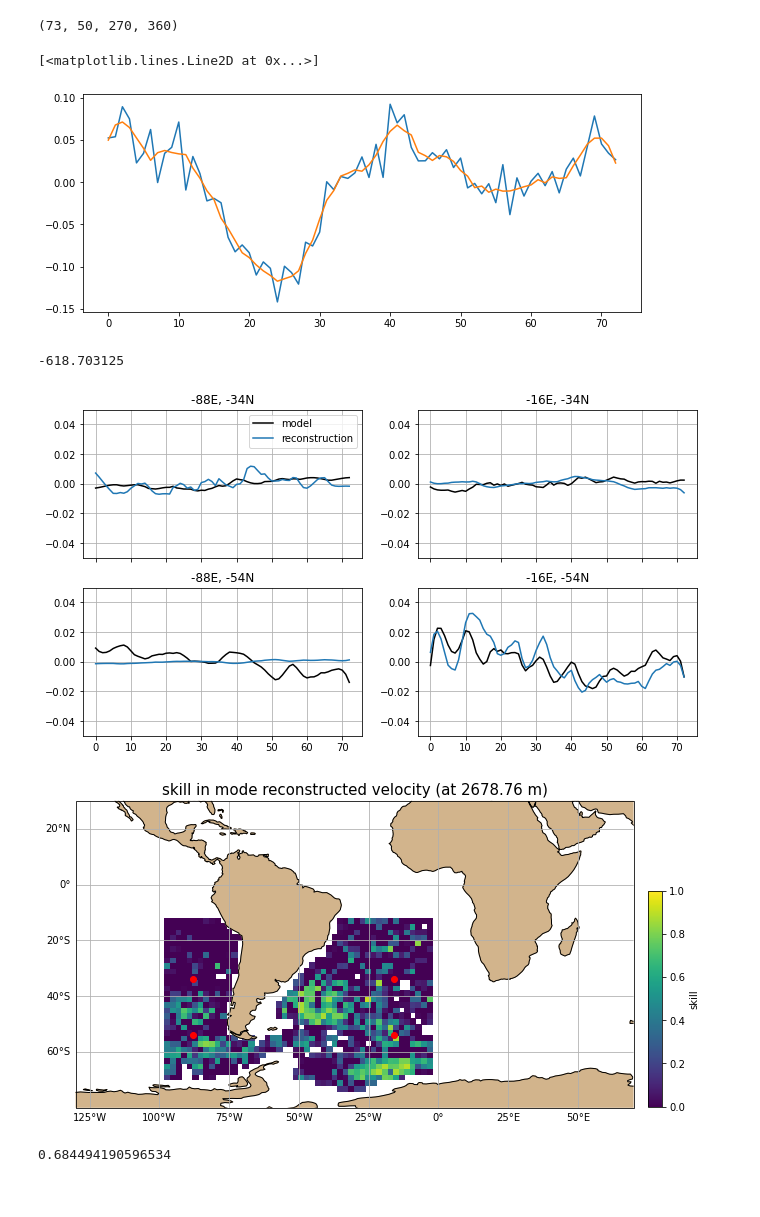
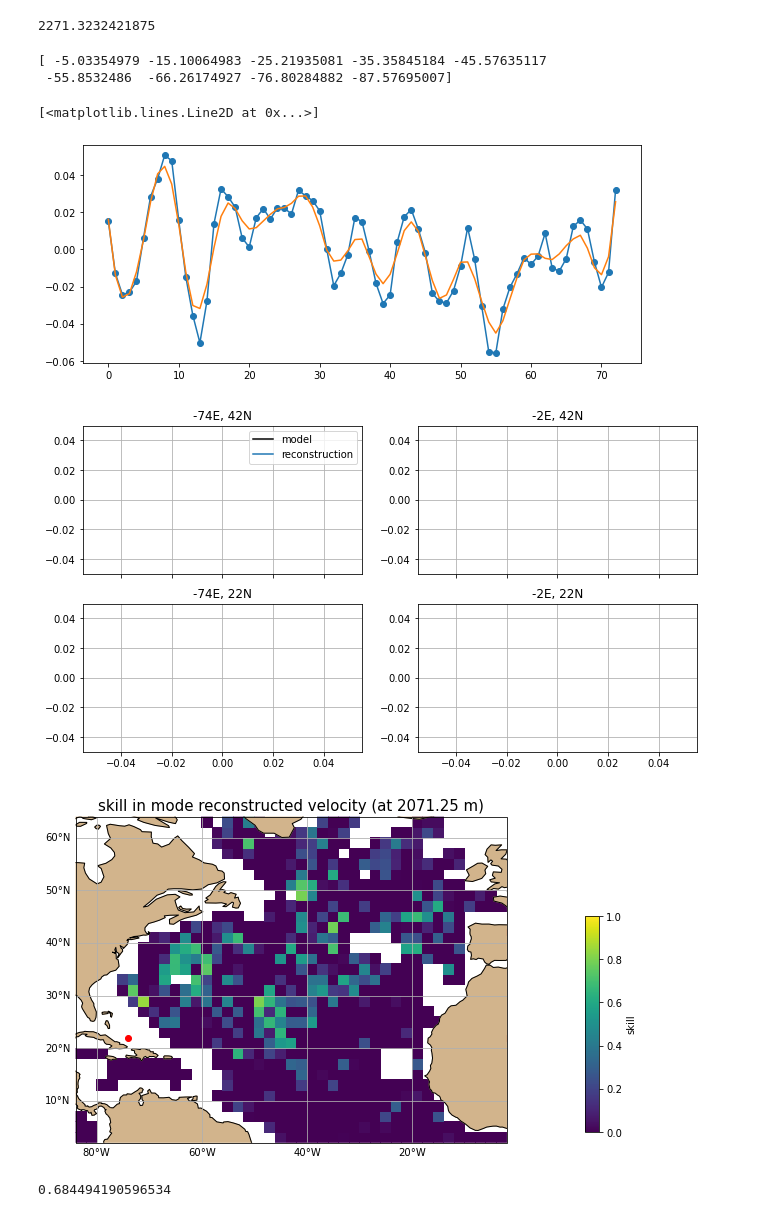
Before and after one commit to jakesteinberg/CPT, a Jupyter notebook: cm_inferred_velocites.ipynb, the cells around one changed output. Drawn from its saved outputs; the diff is of its cells as text; code cells hidden in the pictures.

```diff
--- a/cm_inferred_velocites.ipynb
+++ b/cm_inferred_velocites.ipynb
@@ -14,7 +14,7 @@ warnings.filterwarnings('ignore')
 %matplotlib inline
 # %%
 # LOAD MODES
-mode_path = '/Users/jakesteinberg/Documents/CPT/vertical_structure/CM_comparisons/selected_modes_cmN_2deg.nc'
+mode_path = '/Users/jakesteinberg/Documents/CPT/vertical_structure/CM_comparisons/selected_modes_cmN_2deg_N_Atl.nc'
 data_modes = xr.open_dataset(mode_path)
 lon_in = data_modes.longitude.data
 lat_in = data_modes.latitude.data
@@ -27,12 +27,16 @@ lon01 = u_data.xu_ocean.data
 u_full = np.concatenate((u_data.u_full[:,:,:,lon01 >= 0].data, u_data.u_full[:,:,:,lon01 < 0].data),axis=3)
 lon1 = np.concatenate((lon01[lon01 >= 0], lon01[lon01 < 0]+360))
 lat1 = u_data.yu_ocean.data
-# %%
-np.shape(u_full)
-# %% [output]
-(73, 50, 270, 360)
+# %%
+z_mode[34]
+# %% [output]
+2271.3232421875
 # %%
 z = -1*u_data.st_ocean.data
+print(z[0:9])
+# %% [output]
+[ -5.03354979 -15.10064983 -25.21935081 -35.35845184 -45.57635117
+ -55.8532486  -66.26174927 -76.80284882 -87.57695007]
 # %%
 # extract surface velocity and bottom velocity on modes grid
 skill = np.nan*np.ones(np.shape(data_modes.modes[:,:,0].data))
@@ -54,10 +58,10 @@ for i in tqdm(range(len(lat_in))):
             continue
 
         # this_u has shape [time x depth]
-        this_u = savgol_filter(this_u,9,polyorder=3,axis=0)
+        this_u = savgol_filter(this_u,7,polyorder=3,axis=0)
 
-        # -- scale mode by near-surface velocities (average over top 6 indices = top 50 m)
-        upper_u = this_u[:,0:5]
+        # -- scale mode by near-surface velocities (average over top 6 indices = top 50 m) (10 = top 100 m)
+        upper_u = this_u[:,0:8]
         # smooth in time (only upper ocean velocities)
         # smooth_surface_u = savgol_filter(upper_u,5,polyorder=3,axis=0)
         surf_u = np.nanmean(upper_u,axis=1)
@@ -66,7 +70,7 @@ for i in tqdm(range(len(lat_in))):
         this_recon = np.tile(this_mode,(np.shape(this_u)[0],1))*np.tile(surf_u[:,None]/this_mode[1],(1,len(z)))
 
         # index above desired depth to compute skill
-        z_i = 36 # 26,36
+        z_i = 33 # 26,36
         indi = 1 # 4
         # -- deepest reconstructed velocity
         # good_z = z_mode[np.where(~np.isnan(this_recon[0,:]))[0]]
@@ -86,15 +90,11 @@ for i in tqdm(range(len(lat_in))):
 test = savgol_filter(this_u[:,0],9,polyorder=3)
 f, ax = plt.subplots(1,1,figsize=(10,4))
 ax.plot(np.arange(len(this_u[:,0])),this_u[:,0])
+ax.scatter(np.arange(len(this_u[:,0])),this_u[:,0])
 ax.plot(np.arange(len(this_u[:,0])),test)
 # %% [output]
 [<matplotlib.lines.Line2D at 0x...>]
-[figure, old version]
+[figure, new version]
-# %%
-z_mode[36]
-z[24]
-# %% [output]
--618.703125
 # %%
 i1 = 20; j1 = 5;
 i2 = 20; j2 = 41;
@@ -105,8 +105,7 @@ ax[0,0].plot(range(0,len(bottom_obs_u)),bottom_obs_u_out[i1,j1,:], color='k',lab
 ax[0,0].plot(range(0,len(bottom_recon_u)),bottom_recon_u_out[i1,j1,:],label='reconstruction')
 ax[0,0].set_title(str(lon_in[j1]-360) + 'E, ' + str(lat_in[i1]) + 'N')
 ax[0,0].set_xticklabels(''); ax[0,0].set_ylim([-0.05,0.05])
-ax[0,0].legend()
-ax[0,0].grid()
+ax[0,0].legend(); ax[0,0].grid()
 
 ax[0,1].plot(range(0,len(bottom_obs_u)),bottom_obs_u_out[i2,j2,:], color='k')
 ax[0,1].plot(range(0,len(bottom_recon_u)),bottom_recon_u_out[i2,j2,:])
@@ -122,28 +121,28 @@ ax[1,1].plot(range(0,len(bottom_obs_u)),bottom_obs_u_out[i4,j4,:], color='k')
 ax[1,1].plot(range(0,len(bottom_recon_u)),bottom_recon_u_out[i4,j4,:])
 ax[1,1].set_title(str(lon_in[j4]-360) + 'E, ' + str(lat_in[i4]) + 'N')
 ax[1,1].set_ylim([-0.05,0.05]); ax[1,1].grid()
-# f.savefig('/Users/jakesteinberg/Documents/CPT/meetings/2022_06_14/mode_skill_2_site_time.jpg', dpi=300)
+# f.savefig('/Users/jakesteinberg/Documents/CPT/meetings/2022_07_01/mode_skill_site_time.jpg', dpi=300)
 # %% [output]
-[figure, old version]
+[figure, new version]
 # %%
 f, ax = plt.subplots(1,1,figsize=(10,6), subplot_kw={'projection':ccrs.PlateCarree(central_longitude=0)})
 cmap = plt.get_cmap('viridis')
 cc = ax.pcolor(lon_in,lat_in,skill,cmap=cmap,vmin=0,vmax=1,transform=ccrs.PlateCarree())
 ax.scatter(lon_in[j1],lat_in[i1], color='r',transform=ccrs.PlateCarree())
 ax.scatter(lon_in[j2],lat_in[i2], color='r',transform=ccrs.PlateCarree())
 ax.scatter(lon_in[j3],lat_in[i3], color='r',transform=ccrs.PlateCarree())
 ax.scatter(lon_in[j4],lat_in[i4], color='r',transform=ccrs.PlateCarree())
 ax.add_feature(cartopy.feature.LAND, color='#D2B48C',zorder=1)
 ax.coastlines(); gl = ax.gridlines(draw_labels=True)
 ax.set_title('skill in mode reconstructed velocity (at ' + str(np.round(np.nanmean(dep_recon_eval),2)) + ' m)',fontsize=15)
 gl.xlabels_top = False; gl.ylabels_right = False
-ax.set_xlim([-130,70]); ax.set_ylim([-80,30]);
+# ax.set_xlim([-130,70]); ax.set_ylim([-80,30]);
 cbpos = [0.92, 0.15, 0.02, 0.5]; cax = f.add_axes(cbpos);
 cb = f.colorbar(cc, cax=cax, orientation='vertical', label='skill')
 # cb.set_label(label='slope [m/m]', color='k', fontsize=11)
-# f.savefig('/Users/jakesteinberg/Documents/CPT/meetings/2022_06_14/mode_skill_2_w_sites.jpg', dpi=300)
+# f.savefig('/Users/jakesteinberg/Documents/CPT/meetings/2022_07_01/mode_skill_w_sites.jpg', dpi=300)
 # %% [output]
-[figure, old version]
+[figure, new version]
 # %%
 np.nanmax(skill)
 # %% [output]
```
Also changed, not shown: 3 other files.
